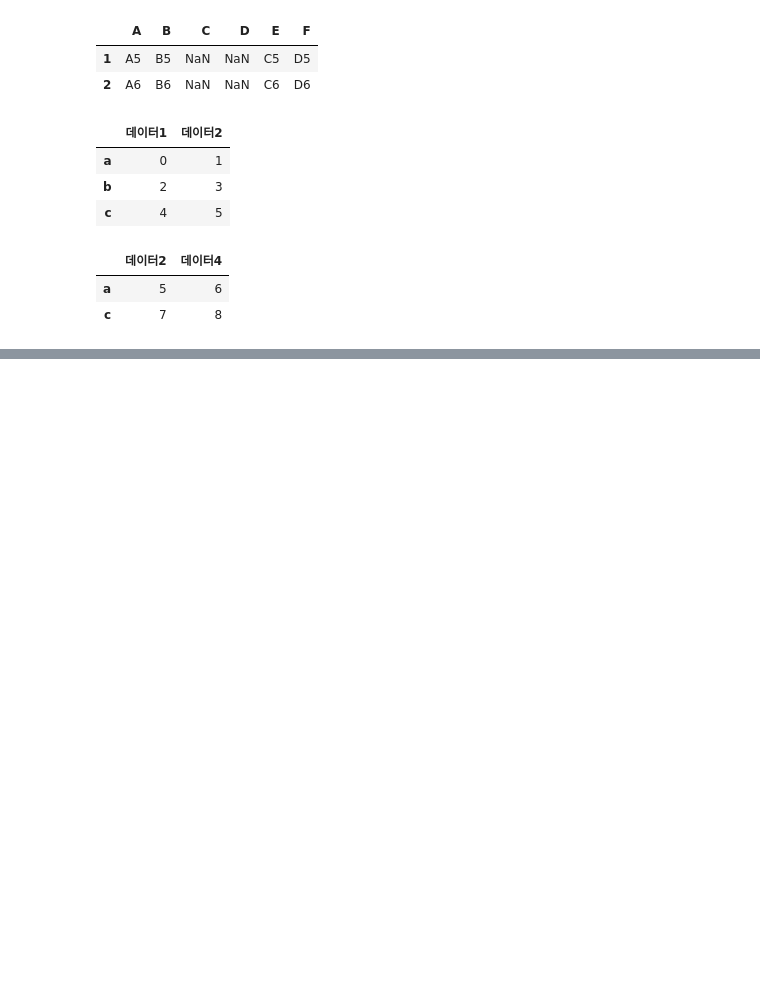
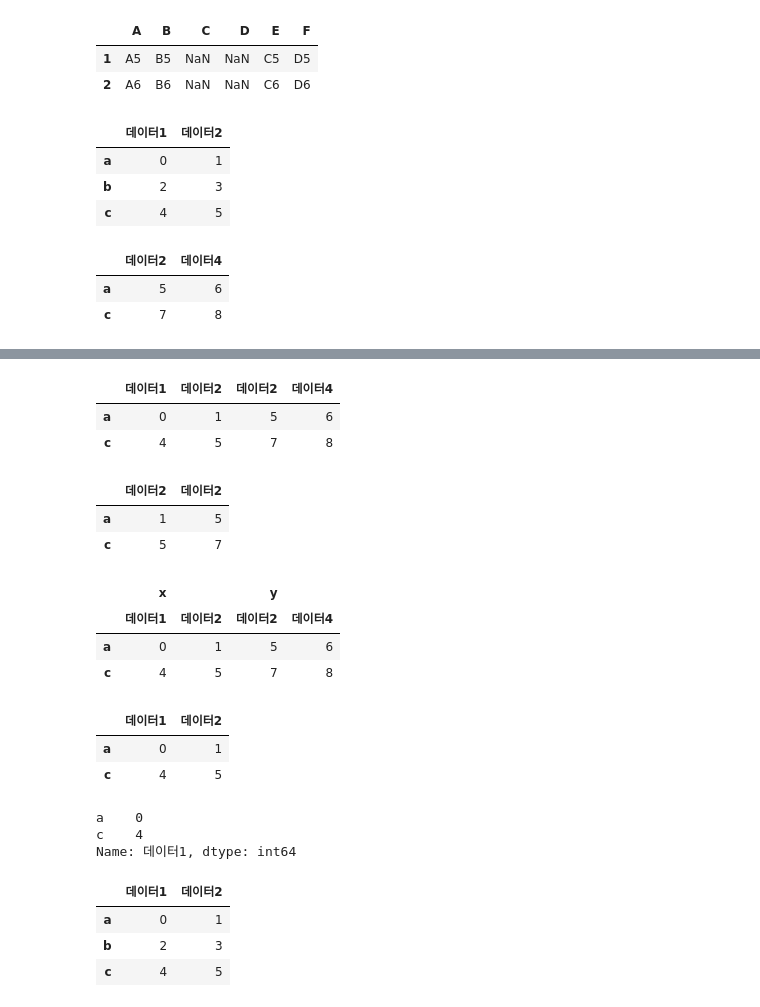
Before and after one commit to EverJoyyyL20/sesac_data_analysis_workspace, a Jupyter notebook: merge_concat_join2.ipynb, the cells around one changed output, grey strips where cells are left out. Cells and saved outputs as stored; diff of their text form; code cells hidden in the pictures; blank space fills up the shorter version.

```diff
--- a/merge_concat_join2.ipynb
+++ b/merge_concat_join2.ipynb
@@ -595,0 +612,33 @@ df2
+# %%
+pd.concat([df1,df2],axis=1,join='inner')
+# %% [output]
+|  | 데이터1 | 데이터2 | 데이터2 | 데이터4 |
+| a | 0 | 1 | 5 | 6 |
+| c | 4 | 5 | 7 | 8 |
+# %%
+test=pd.concat([df1,df2],axis=1,join='inner')
+test.데이터2
+# %% [output]
+|  | 데이터2 | 데이터2 |
+| a | 1 | 5 |
+| c | 5 | 7 |
+# %%
+test=pd.concat([df1,df2],axis=1,join='inner',keys=['x','y'])
+test
+# %% [output]
+|  | x |  | y |  |
+|  | 데이터1 | 데이터2 | 데이터2 | 데이터4 |
+| a | 0 | 1 | 5 | 6 |
+| c | 4 | 5 | 7 | 8 |
+# %%
+test.x
+# %% [output]
+|  | 데이터1 | 데이터2 |
+| a | 0 | 1 |
+| c | 4 | 5 |
+# %%
+test.x.데이터1
+# %% [output]
+a    0
+c    4
+Name: 데이터1, dtype: int64
@@ -595,0 +651,7 @@ df2
+# %%
+df1
+# %% [output]
+|  | 데이터1 | 데이터2 |
+| a | 0 | 1 |
+| b | 2 | 3 |
+| c | 4 | 5 |
```
Also changed, not shown: parts of 5 cells of this notebook.
